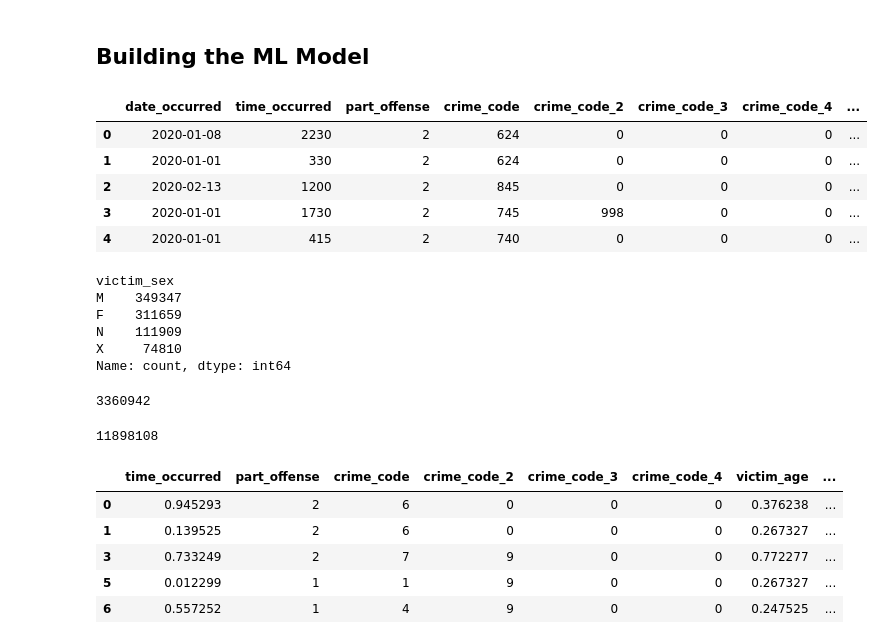
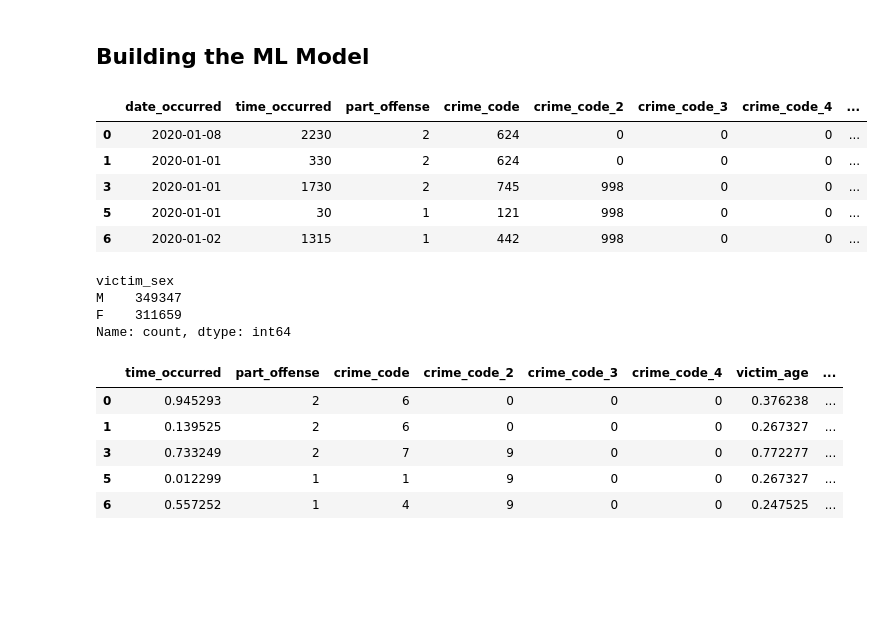
Before and after one commit to fbetan/ml-lapd-crime, a Jupyter notebook: lapd_crime_mlproject.ipynb, the cells around one changed output. Drawn from its saved outputs; the diff is of its cells as text; code cells hidden in the pictures; blank space fills up the shorter version.

```diff
--- a/lapd_crime_mlproject.ipynb
+++ b/lapd_crime_mlproject.ipynb
@@ -700,43 +700,27 @@ clean_df.to_pickle('./clean_crime_data.pkl')
 # %%
 # Starting with the original cleaned data set
 
 import pandas as pd
 import numpy as np
 
-file_path = '/home/francisco/Documents/ubuntu-docs/clean_crime_data.pkl'
+file_path = './ml_crime_data.pkl'
 
 df = pd.read_pickle(file_path)
 df.head()
 # %% [output]
 |  | date_occurred | time_occurred | part_offense | crime_code | crime_code_2 | crime_code_3 | crime_code_4 | ... |
 | 0 | 2020-01-08 | 2230 | 2 | 624 | 0 | 0 | 0 | ... |
 | 1 | 2020-01-01 | 330 | 2 | 624 | 0 | 0 | 0 | ... |
-| 2 | 2020-02-13 | 1200 | 2 | 845 | 0 | 0 | 0 | ... |
 | 3 | 2020-01-01 | 1730 | 2 | 745 | 998 | 0 | 0 | ... |
-| 4 | 2020-01-01 | 415 | 2 | 740 | 0 | 0 | 0 | ... |
+| 5 | 2020-01-01 | 30 | 1 | 121 | 998 | 0 | 0 | ... |
+| 6 | 2020-01-02 | 1315 | 1 | 442 | 998 | 0 | 0 | ... |
 # %%
 df['victim_sex'].value_counts()
 # %% [output]
 victim_sex
 M    349347
 F    311659
-N    111909
-X     74810
 Name: count, dtype: int64
-# %%
-victim_sex_n = df.loc[df['victim_sex'] == 'N']
-victim_sex_x = df.loc[df['victim_sex'] == 'X']
-
-unknown_vs = pd.concat([victim_sex_n,victim_sex_x], axis=0)
-
-unknown_vs.size
-# %% [output]
-3360942
-# %%
-df = df.loc[(df['victim_sex'] == 'M') | (df['victim_sex'] == 'F')]
-df.size
-# %% [output]
-11898108
 # %%
 df['crime_code'] = [code // 100 for code in df['crime_code']]
 df['crime_code_2'] = [code // 100 for code in df['crime_code_2']]
```
